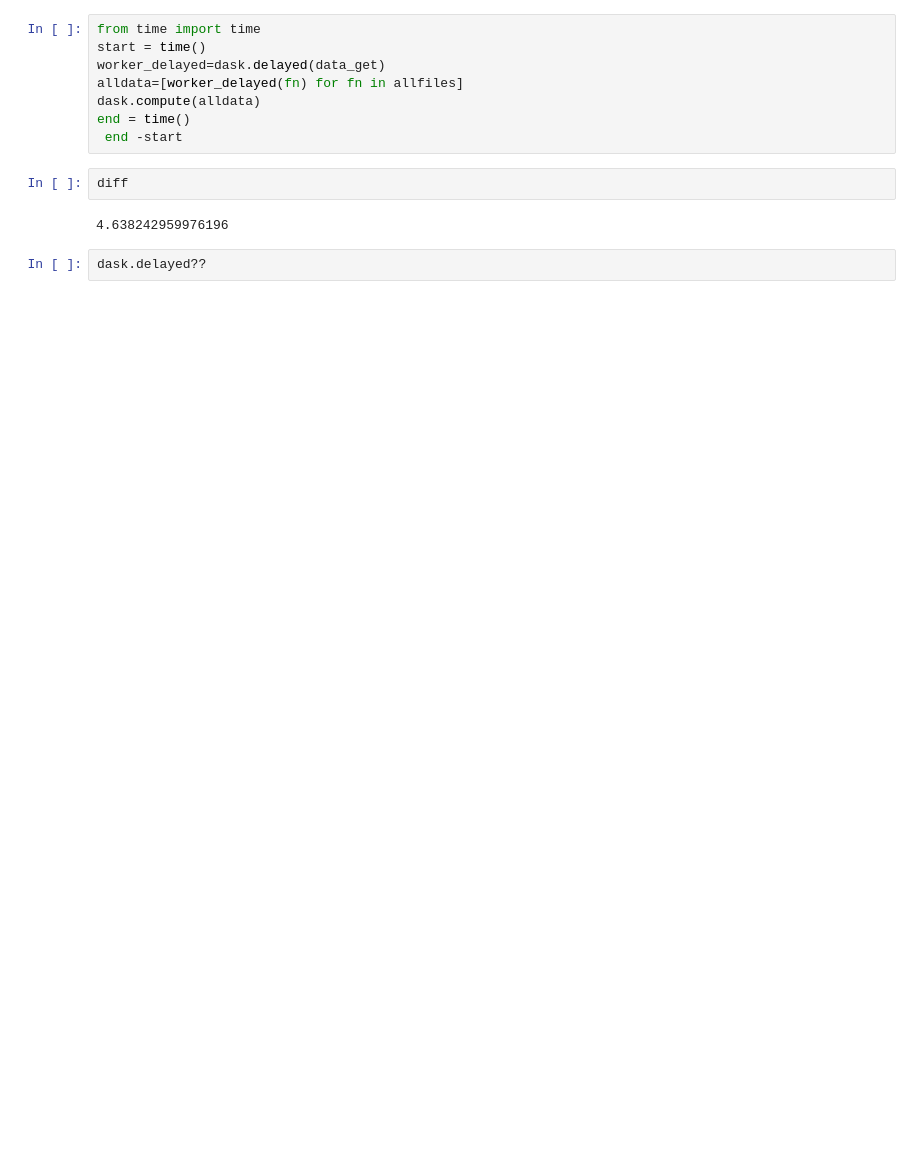
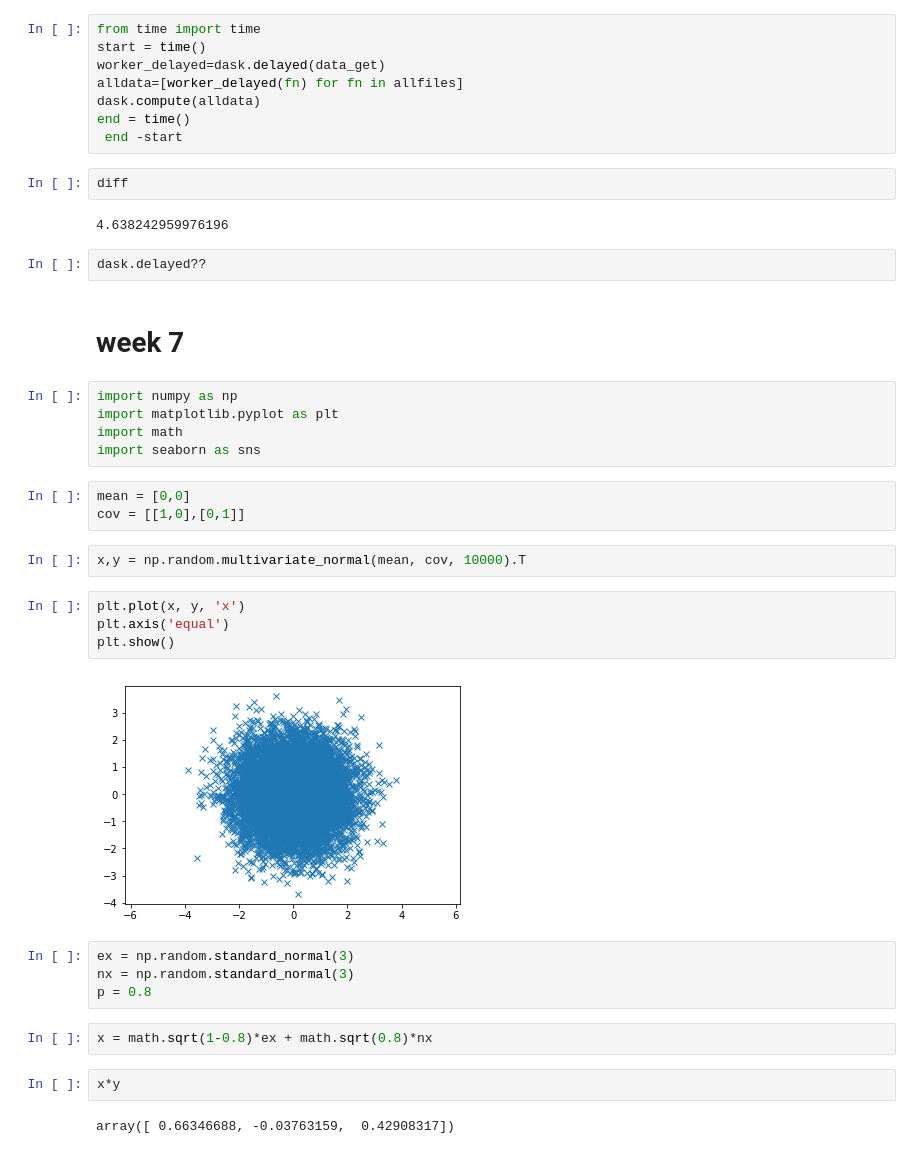
Before and after one commit to xiaohai12/sea-forest, a Jupyter notebook: class6.ipynb, the cells around one changed output. Cells and saved outputs as stored; diff of their text form; blank space fills up the shorter version.

```diff
--- a/class6.ipynb
+++ b/class6.ipynb
@@ -61,3 +61,31 @@ diff
 4.638242959976196
 # %%
 dask.delayed??
+# %% [markdown]
+# week 7
+# %%
+import numpy as np
+import matplotlib.pyplot as plt
+import math
+import seaborn as sns
+# %%
+mean = [0,0]
+cov = [[1,0],[0,1]]
+# %%
+x,y = np.random.multivariate_normal(mean, cov, 10000).T
+# %%
+plt.plot(x, y, 'x')
+plt.axis('equal')
+plt.show()
+# %% [output]
+[figure, added]
+# %%
+ex = np.random.standard_normal(3)
+nx = np.random.standard_normal(3)
+p = 0.8
+# %%
+x = math.sqrt(1-0.8)*ex + math.sqrt(0.8)*nx
+# %%
+x*y
+# %% [output]
+array([ 0.66346688, -0.03763159,  0.42908317])
```
Also changed, not shown: parts of 12 cells of this notebook.
